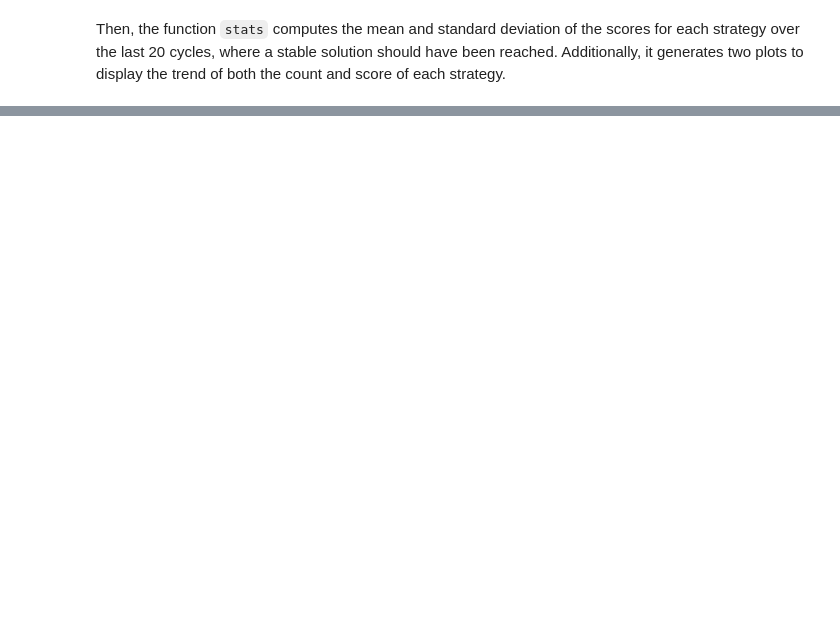
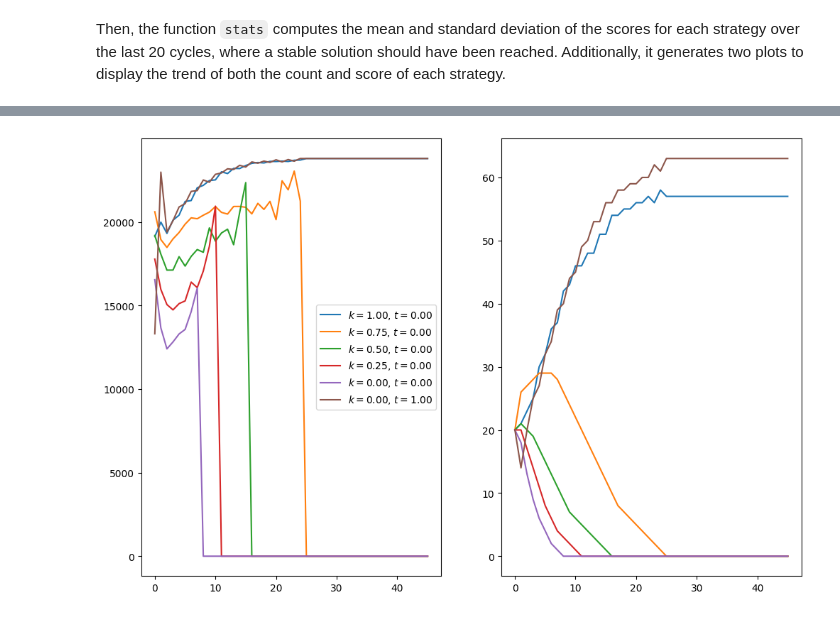
Before and after one commit to davbac/LCP_projects_Y5, a Jupyter notebook: Project.ipynb, the cells around one changed output, grey strips where cells are left out. Cells and saved outputs as stored; diff of their text form; code cells hidden in the pictures; blank space fills up the shorter version.

```diff
--- a/Project.ipynb
+++ b/Project.ipynb
@@ -276,10 +277,11 @@ up the initial population of players. We’ll start with a uniform
 distribution of the six strategies we discussed in the previous section.
 # %%
 def init_classed(num_players):
-    return np.array([Player(1), Player(0.75), Player(0.5), Player(0.25),
-                     Player(0), TftPlayer(-1)] * (num_players // 6)
+    return np.array([Player(1, 0), Player(0.75, 0), Player(0.5, 0),
+                     Player(0.25, 0), Player(0, 0), TftPlayer(0, 1)]
+                    * (num_players // 6)
                     # fill remaining spots with Average players
-                    + [Player(0.5)] * (num_players % 6))
+                    + [Player(0.5, 0)] * (num_players % 6))
 # %% [markdown]
 The next function, `repeated`, performs a run of a given number of cycles
 and stops it if the scores remain unchanged for 20 consecutive cycles, with
@@ -382,23 +421,24 @@ Then, the function `stats` computes the mean and standard deviation of the score
 def stats(results):
     scores = []
     counts = []
-    strat, sc, nums = select(*results[0], True)
-    names = [str(s) for s in strat]
+    strats, scs, nums = select(*results[0], True)
+    names = [s[0](*s[1]).name() for s in strats]
 
-    scores.append(sc)
+    scores.append(scs)
     counts.append(nums)
 
     for res in results[1:]:
-        strat, sc, nums = select(*res, True)
-        new_names = [str(s) for s in strat]
+        strats, scs, nums = select(*res, True)
+        new_names = [s[0](*s[1]).name() for s in strats]
 
         sc_ord = []
         num_ord = []
         for i in range(len(names)):
             for j in range(len(new_names)):
                 if new_names[j] == names[i]:
-                    sc_ord.append(sc[j])
+                    sc_ord.append(scs[j])
                     num_ord.append(nums[j])
+                    break
             else:
                 sc_ord.append(0)
                 num_ord.append(0)
@@ -414,15 +454,15 @@ def stats(results):
 
     fig, ax = plt.subplots(nrows=1, ncols=2, figsize=(12, 8))
     for n in range(len(names)):
-        means.append(np.mean(scores[j][-20:]))
-        dev.append(np.std(scores[j][-20:]))
+        means.append(np.mean(scores[n][-20:]))
+        dev.append(np.std(scores[n][-20:]))
         ax[0].plot(np.arange(0, len(results)),
-                   scores[j], label=names[j])
+                   scores[n], label=names[n])
         ax[1].plot(np.arange(0, len(results)),
-                   counts[j], label=names[j])
+                   counts[n], label=names[n])
         ax[0].legend()
 
-    return strat, means, dev
+    return strats, means, dev
 # %%
 N = 120
 it = 100
@@ -433,0 +472,4 @@ AttributeError: 'Player' object has no attribute 'init_values'
+# %%
+strategies, means, stdevs = stats(hist)
+# %% [output]
+[figure, added]
```
Also changed, not shown: parts of 11 cells of this notebook.
